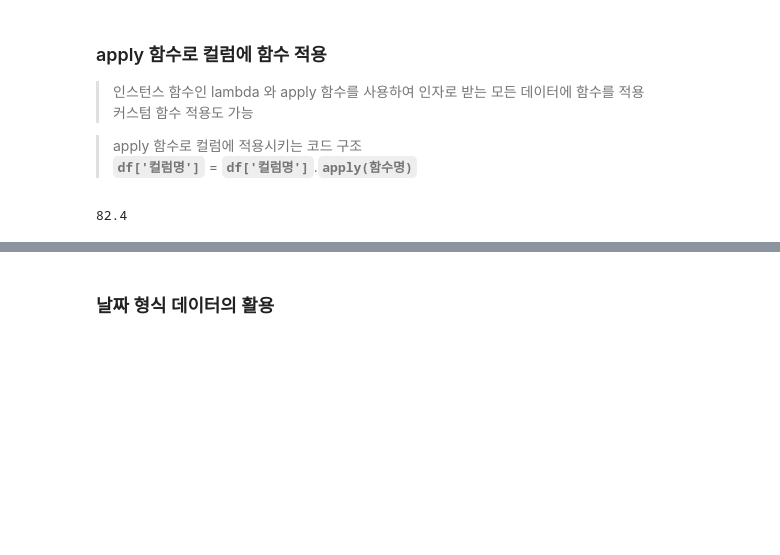
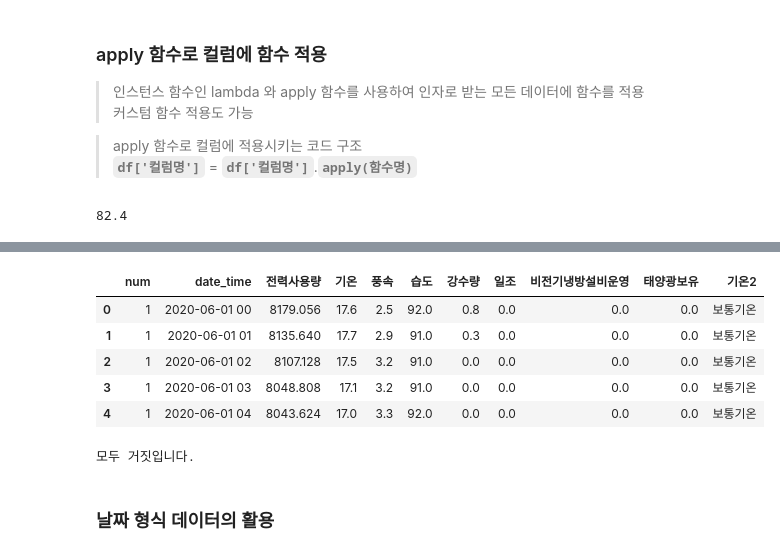
Before and after one commit to overgroove/samsung_ML, a Jupyter notebook: 03_package_pandas.ipynb, the cells around one changed output, grey strips where cells are left out. Cells and saved outputs as stored; diff of their text form; code cells hidden in the pictures; blank space fills up the shorter version.

```diff
--- a/03_package_pandas.ipynb
+++ b/03_package_pandas.ipynb
@@ -960,4 +1052,4 @@ make_f(28)
 # %% [output]
 82.4
 # %%
-df['화씨'] = df['기온'].apply(make_f)
+df['기온'].apply(make_f)
@@ -964,3 +1069,41 @@ df['화씨'] = df['기온'].apply(make_f)
+# %%
+# 30도 이상이면 고온, 15도 이하면 저온, 나머지 영역은 보통기온
+def make_temp(x):
+    if x >= 30:
+        return '고온'
+    elif x <= 15:
+        return '저온'
+    else:
+        return '보통기온'
+# %%
+df['기온2'] = df['기온'].apply(make_temp)
+df.head()
+# %% [output]
+|  | num | date_time | 전력사용량 | 기온 | 풍속 | 습도 | 강수량 | 일조 | 비전기냉방설비운영 | 태양광보유 | 기온2 |
+| 0 | 1 | 2020-06-01 00 | 8179.056 | 17.6 | 2.5 | 92.0 | 0.8 | 0.0 | 0.0 | 0.0 | 보통기온 |
+| 1 | 1 | 2020-06-01 01 | 8135.640 | 17.7 | 2.9 | 91.0 | 0.3 | 0.0 | 0.0 | 0.0 | 보통기온 |
+| 2 | 1 | 2020-06-01 02 | 8107.128 | 17.5 | 3.2 | 91.0 | 0.0 | 0.0 | 0.0 | 0.0 | 보통기온 |
+| 3 | 1 | 2020-06-01 03 | 8048.808 | 17.1 | 3.2 | 91.0 | 0.0 | 0.0 | 0.0 | 0.0 | 보통기온 |
+| 4 | 1 | 2020-06-01 04 | 8043.624 | 17.0 | 3.3 | 92.0 | 0.0 | 0.0 | 0.0 | 0.0 | 보통기온 |
+# %%
+# 조건문 if else
+# 내가 설정한 조건에 따라 코드의 실행을 제어, 구분해주는 용도로 사용
+# 조건문에서는 if는 무조건 한번, elif 무제한으로 사용가능
+# 조건문에서 코드의 실행은 하나의 조건에서만 실행
+
+if False: # if 뒤에 따라오는 조건문이 참이라면 if문에 포함 된 실행코드가 실행
+    print('참입니다.')
+    print('참입니다.')
+elif False:
+    print('두번째 참입니다.')
+elif False:
+    print('세번째 참입니다.')
+elif False:
+    print('네번째 참입니다.')
+else: # 조건식이 따로 없음. 위에 설정한 조건이 모두 False라면
+    print('모두 거짓입니다.') # else코드가 실행
+# %% [output]
+모두 거짓입니다.
 # %% [markdown]
 ### 날짜 형식 데이터의 활용
 # %%
```
Also changed, not shown: parts of 26 cells of this notebook.
